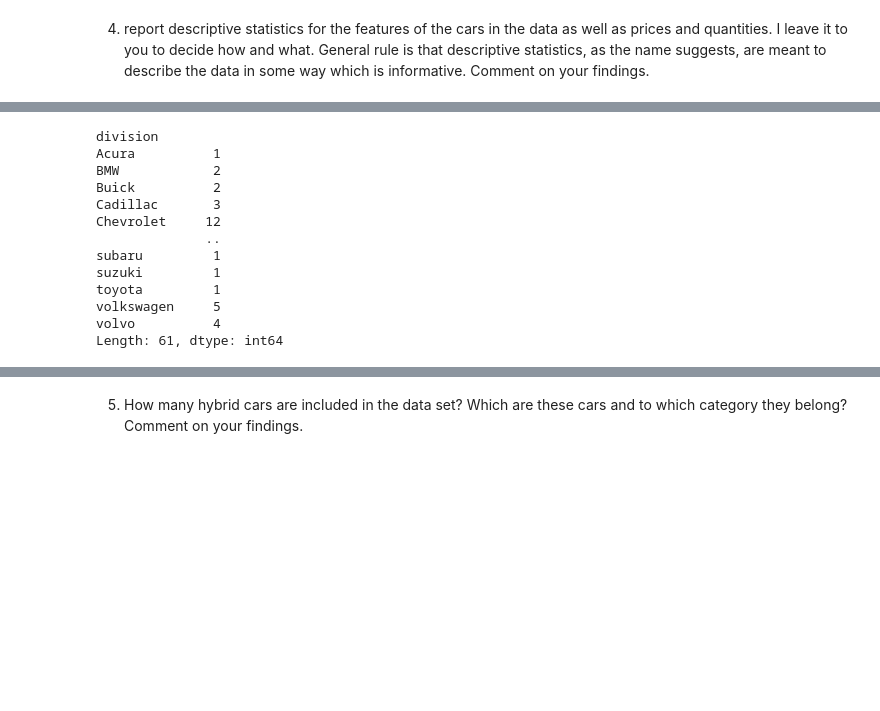
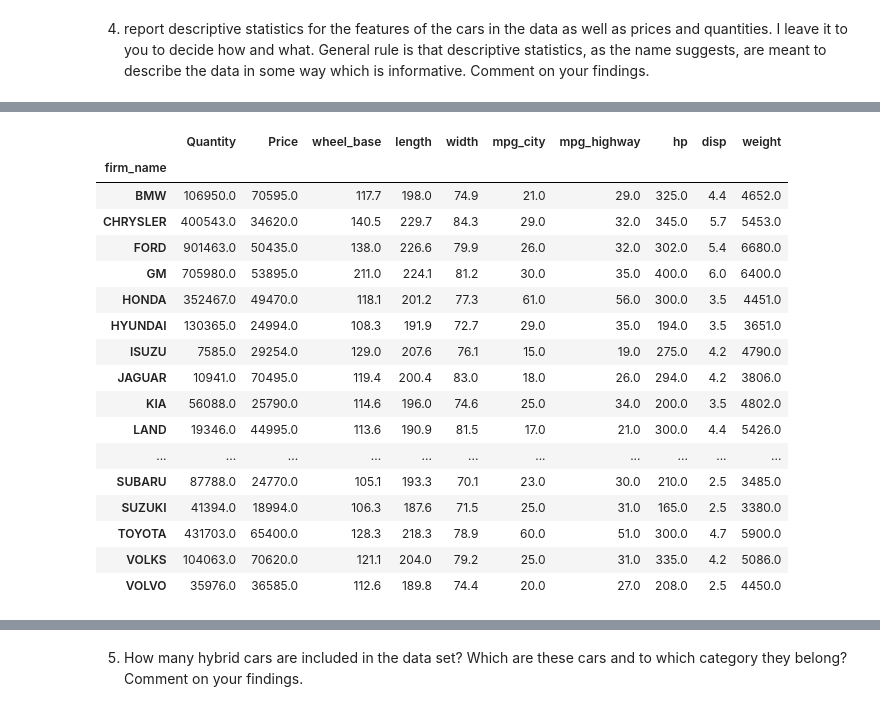
Before and after one commit to joshuamcurtis/DemandEstimationProject, a Jupyter notebook: DemandEstimationProject.ipynb, the cells around one changed output, grey strips where cells are left out. Saved outputs shown, nothing was run; the diff lists cells and outputs as text; code cells hidden in the pictures; blank space fills up the shorter version.

```diff
--- a/DemandEstimationProject.ipynb
+++ b/DemandEstimationProject.ipynb
@@ -223,17 +243,21 @@ cars.groupby(['firm_name'])[characteristics].std()
-# %%
-# Count number of models by firm name
-cars.groupby(['division']).size()
-# %% [output]
-division
-Acura          1
-BMW            2
-Buick          2
-Cadillac       3
-Chevrolet     12
-              ..
-subaru         1
-suzuki         1
-toyota         1
-volkswagen     5
-volvo          4
-Length: 61, dtype: int64
+# %%
+cars.groupby(['firm_name'])[discChars].max()
+# %% [output]
+|  | Quantity | Price | wheel_base | length | width | mpg_city | mpg_highway | hp | disp | weight |
+| firm_name |  |  |  |  |  |  |  |  |  |  |
+| BMW | 106950.0 | 70595.0 | 117.7 | 198.0 | 74.9 | 21.0 | 29.0 | 325.0 | 4.4 | 4652.0 |
+| CHRYSLER | 400543.0 | 34620.0 | 140.5 | 229.7 | 84.3 | 29.0 | 32.0 | 345.0 | 5.7 | 5453.0 |
+| FORD | 901463.0 | 50435.0 | 138.0 | 226.6 | 79.9 | 26.0 | 32.0 | 302.0 | 5.4 | 6680.0 |
+| GM | 705980.0 | 53895.0 | 211.0 | 224.1 | 81.2 | 30.0 | 35.0 | 400.0 | 6.0 | 6400.0 |
+| HONDA | 352467.0 | 49470.0 | 118.1 | 201.2 | 77.3 | 61.0 | 56.0 | 300.0 | 3.5 | 4451.0 |
+| HYUNDAI | 130365.0 | 24994.0 | 108.3 | 191.9 | 72.7 | 29.0 | 35.0 | 194.0 | 3.5 | 3651.0 |
+| ISUZU | 7585.0 | 29254.0 | 129.0 | 207.6 | 76.1 | 15.0 | 19.0 | 275.0 | 4.2 | 4790.0 |
+| JAGUAR | 10941.0 | 70495.0 | 119.4 | 200.4 | 83.0 | 18.0 | 26.0 | 294.0 | 4.2 | 3806.0 |
+| KIA | 56088.0 | 25790.0 | 114.6 | 196.0 | 74.6 | 25.0 | 34.0 | 200.0 | 3.5 | 4802.0 |
+| LAND | 19346.0 | 44995.0 | 113.6 | 190.9 | 81.5 | 17.0 | 21.0 | 300.0 | 4.4 | 5426.0 |
+| ... | ... | ... | ... | ... | ... | ... | ... | ... | ... | ... |
+| SUBARU | 87788.0 | 24770.0 | 105.1 | 193.3 | 70.1 | 23.0 | 30.0 | 210.0 | 2.5 | 3485.0 |
+| SUZUKI | 41394.0 | 18994.0 | 106.3 | 187.6 | 71.5 | 25.0 | 31.0 | 165.0 | 2.5 | 3380.0 |
+| TOYOTA | 431703.0 | 65400.0 | 128.3 | 218.3 | 78.9 | 60.0 | 51.0 | 300.0 | 4.7 | 5900.0 |
+| VOLKS | 104063.0 | 70620.0 | 121.1 | 204.0 | 79.2 | 25.0 | 31.0 | 335.0 | 4.2 | 5086.0 |
+| VOLVO | 35976.0 | 36585.0 | 112.6 | 189.8 | 74.4 | 20.0 | 27.0 | 208.0 | 2.5 | 4450.0 |
```
Also changed, not shown: parts of 38 cells of this notebook, 1 other file.
